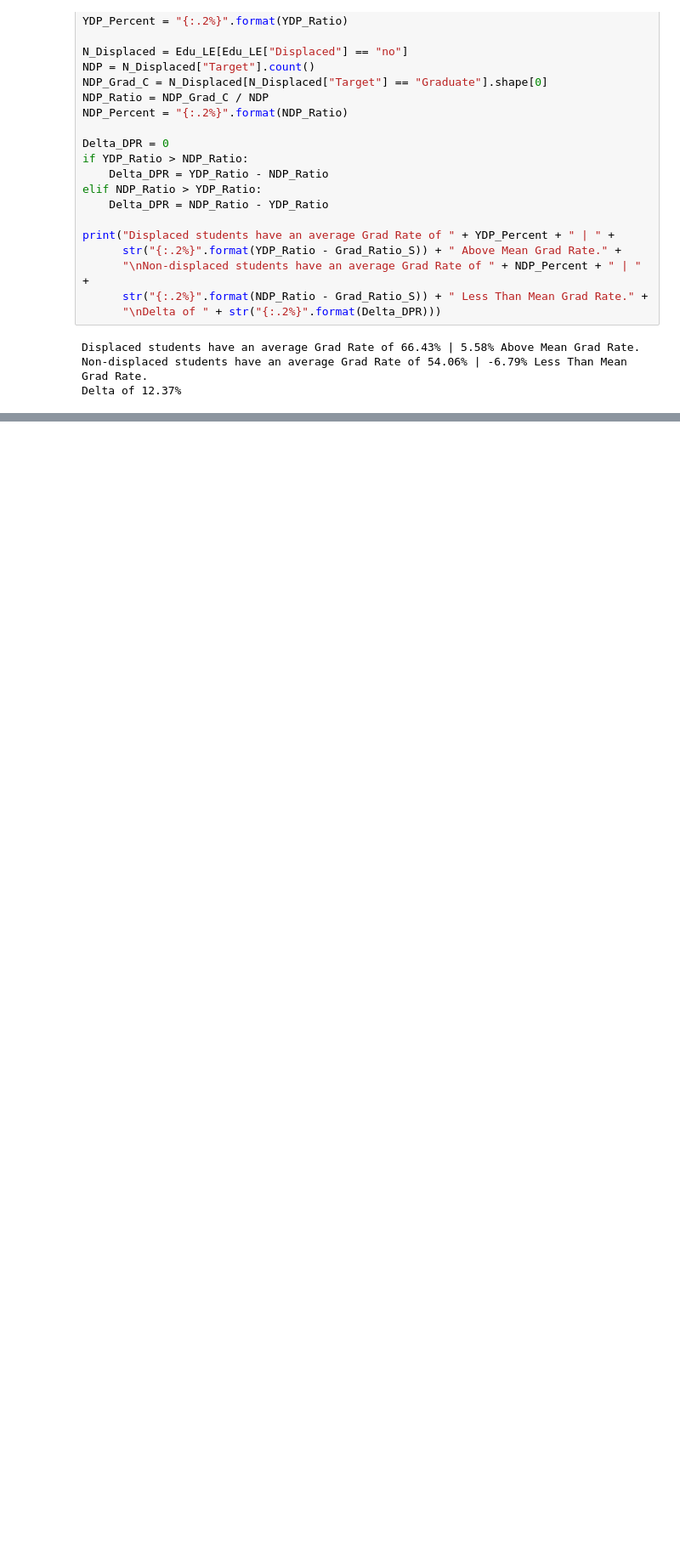
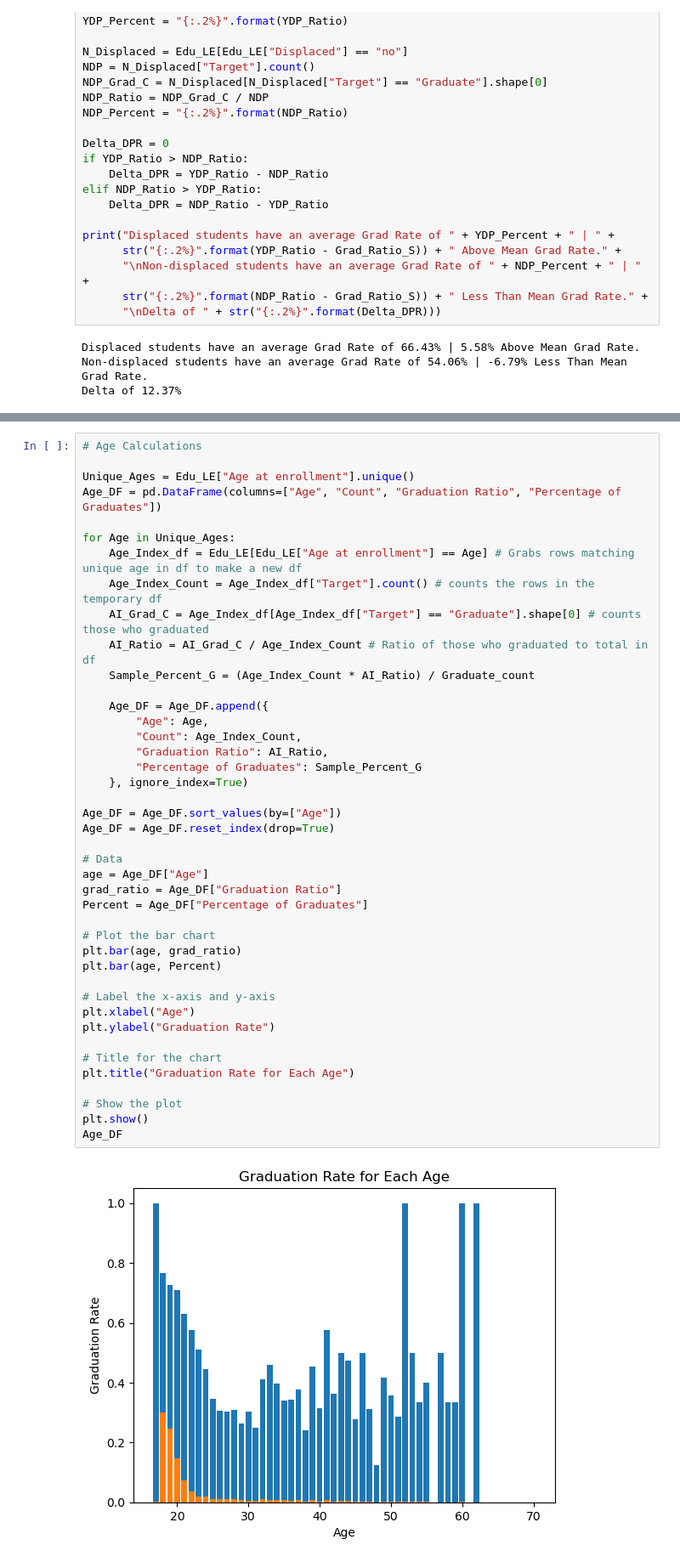
Before and after one commit to mlister3/Student_Success_Predictors, a Jupyter notebook: Thew_Workspace/Thew_Dataset_Manipulation.ipynb, the cells around one changed output, grey strips where cells are left out. Shown: that part at 85% size. Saved outputs shown, nothing was run; the diff lists cells and outputs as text; blank space fills up the shorter version.

Commit message:
Age Calculations

```diff
--- a/Thew_Workspace/Thew_Dataset_Manipulation.ipynb
+++ b/Thew_Workspace/Thew_Dataset_Manipulation.ipynb
@@ -164,3 +168,47 @@ print("Female students have an average Grad Rate of " + F_Grad_Percent + " | " +
 Female students have an average Grad Rate of 69.76% | 8.91% Above Mean Grad Rate.
 Male students have an average Grad Rate of 43.88% | -16.98% Less Than Mean Grad Rate.
 Delta of 25.89%
+# %%
+# Age Calculations
+
+Unique_Ages = Edu_LE["Age at enrollment"].unique()
+Age_DF = pd.DataFrame(columns=["Age", "Count", "Graduation Ratio", "Percentage of Graduates"])
+
+for Age in Unique_Ages:
+    Age_Index_df = Edu_LE[Edu_LE["Age at enrollment"] == Age] # Grabs rows matching unique age in df to make a new df
+    Age_Index_Count = Age_Index_df["Target"].count() # counts the rows in the temporary df
+    AI_Grad_C = Age_Index_df[Age_Index_df["Target"] == "Graduate"].shape[0] # counts those who graduated
+    AI_Ratio = AI_Grad_C / Age_Index_Count # Ratio of those who graduated to total in df
+    Sample_Percent_G = (Age_Index_Count * AI_Ratio) / Graduate_count
+
+    Age_DF = Age_DF.append({
+        "Age": Age,
+        "Count": Age_Index_Count,
+        "Graduation Ratio": AI_Ratio,
+        "Percentage of Graduates": Sample_Percent_G
+    }, ignore_index=True)
+
+Age_DF = Age_DF.sort_values(by=["Age"])
+Age_DF = Age_DF.reset_index(drop=True)
+
+# Data
+age = Age_DF["Age"]
+grad_ratio = Age_DF["Graduation Ratio"]
+Percent = Age_DF["Percentage of Graduates"]
+
+# Plot the bar chart
+plt.bar(age, grad_ratio)
+plt.bar(age, Percent)
+
+# Label the x-axis and y-axis
+plt.xlabel("Age")
+plt.ylabel("Graduation Rate")
+
+# Title for the chart
+plt.title("Graduation Rate for Each Age")
+
+# Show the plot
+plt.show()
+Age_DF
+# %% [output]
+[figure, added]
```
Also changed, not shown: parts of 4 cells of this notebook.
